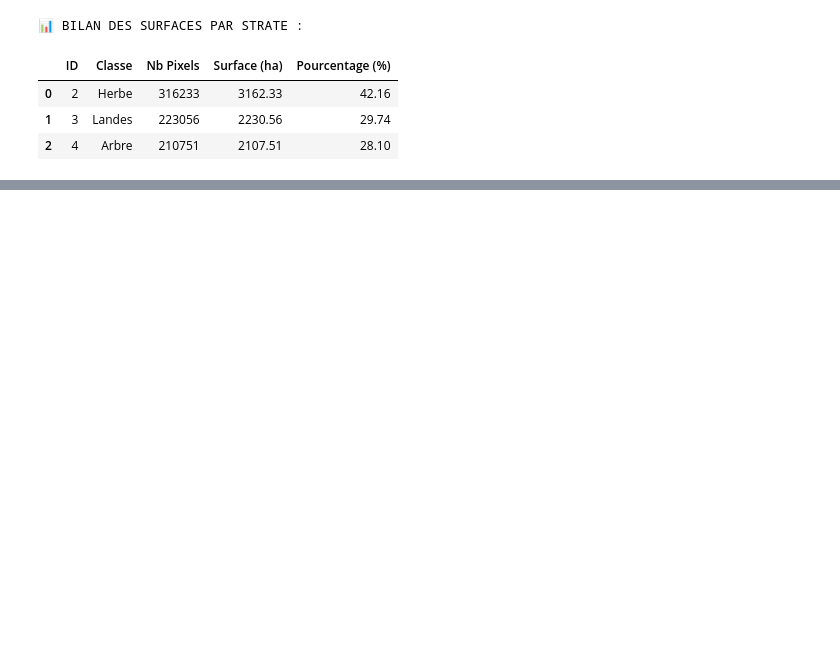
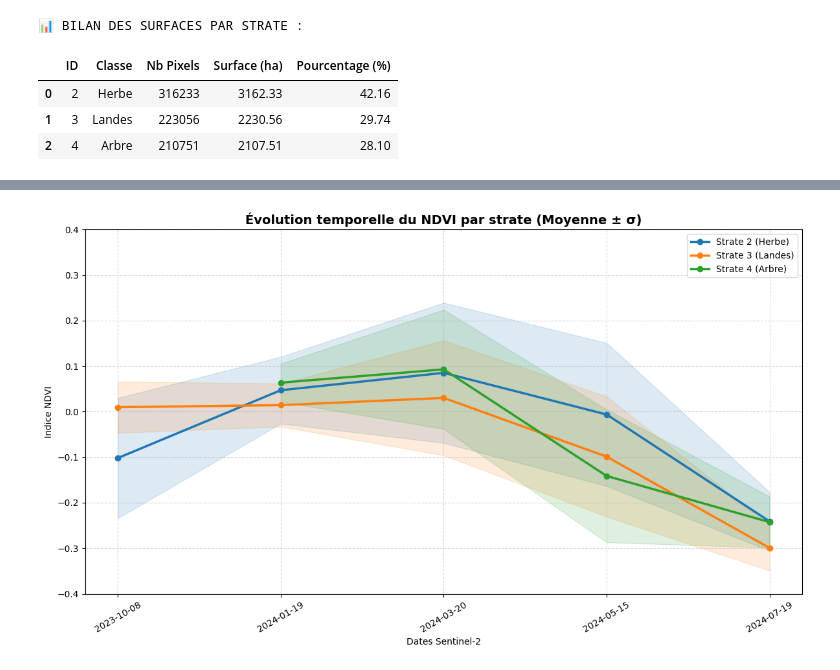
Before and after one commit to MatthieuGoubs/projet_eval_landes, a Jupyter notebook: projet_telea_GOUBERT_MATTHIEU.ipynb, the cells around one changed output, grey strips where cells are left out. Drawn from its saved outputs; the diff is of its cells as text; code cells hidden in the pictures; blank space fills up the shorter version.

```diff
--- a/projet_telea_GOUBERT_MATTHIEU.ipynb
+++ b/projet_telea_GOUBERT_MATTHIEU.ipynb
@@ -1347,0 +1382,79 @@ df_stats.to_csv('/home/onyxia/work/results/statistiques_surfaces.csv', index=Fal
+# %%
+# =============================================================================
+# PHASE COMPLÉMENTAIRE : CALCUL DU NDVI (CORRECTION DES AXES)
+# =============================================================================
+
+import numpy as np
+import matplotlib.pyplot as plt
+
+# 1. Remise en ordre des dimensions
+stack_arr = np.array(stack)
+
+# Si les dimensions sont (Bandes, Lignes, Colonnes, Dates), on doit les fusionner
+# pour obtenir (Lignes, Colonnes, Bandes_totatles)
+# Actuellement : (9, 612, 1533, 5) -> On veut (612, 1533, 45)
+if stack_arr.ndim == 4:
+    # On déplace l'axe des bandes et des dates à la fin, puis on fusionne
+    stack_arr = np.transpose(stack_arr, (1, 2, 0, 3))
+    rows, cols, bands, dates_count = stack_arr.shape
+    stack_arr = stack_arr.reshape(rows, cols, bands * dates_count)
+
+print(f"Nouvelles dimensions du stack : {stack_arr.shape}") # Doit être (612, 1533, 45)
+print(f"Dimensions du masque img : {img.shape}")
+
+# Paramètres
+n_bands_per_date = 9
+idx_b04 = 1 # Rouge
+idx_b08 = 5 # NIR
+dates_labels = ["2023-10-08", "2024-01-19", "2024-03-20", "2024-05-15", "2024-07-19"]
+
+# 2. Calcul du NDVI
+ndvi_series = []
+for i in range(len(dates_labels)):
+    offset = i * n_bands_per_date
+    red = stack_arr[:, :, offset + idx_b04].astype(float)
+    nir = stack_arr[:, :, offset + idx_b08].astype(float)
+
+    denom = nir + red
+    ndvi = np.divide((nir - red), denom, out=np.zeros_like(nir), where=denom != 0)
+    ndvi_series.append(ndvi)
+
+# 3. Extraction des statistiques par strate
+strates = [2, 3, 4]
+labels = {2: "Strate 2 (Herbe)", 3: "Strate 3 (Landes)", 4: "Strate 4 (Arbre)"}
+colors = ['tab:blue', 'tab:orange', 'tab:green']
+
+plt.figure(figsize=(12, 7))
+
+for s_idx, s in enumerate(strates):
+    means = []
+    stds = []
+    mask = (img == s)
+
+    for ndvi_map in ndvi_series:
+        data_strate = ndvi_map[mask]
+        if data_strate.size > 0:
+            means.append(np.mean(data_strate))
+            stds.append(np.std(data_strate))
+        else:
+            means.append(0); stds.append(0)
+
+    plt.plot(dates_labels, means, '-o', label=labels[s], color=colors[s_idx], linewidth=2.5)
+    plt.fill_between(dates_labels, np.array(means)-np.array(stds), np.array(means)+np.array(stds), color=colors[s_idx], alpha=0.15)
+
+# ... (reste du code précédent)
+
+plt.title("Évolution temporelle du NDVI par strate (Moyenne ± σ)", fontsize=14, fontweight='bold')
+plt.xlabel("Dates Sentinel-2")
+plt.ylabel("Indice NDVI")
+
+# RÉGLAGE DE L'AXE VERTICAL :
+# On adapte l'échelle entre -0.1 et 0.4 pour bien voir les variations
+plt.ylim(-0.4, 0.4)
+
+plt.grid(True, linestyle='--', alpha=0.5)
+plt.legend(loc='upper right') # On déplace la légende pour ne pas cacher les courbes
+plt.xticks(rotation=30)
+plt.tight_layout()
+plt.show()
+# %% [output]
@@ -1347,0 +1463 @@ df_stats.to_csv('/home/onyxia/work/results/statistiques_surfaces.csv', index=Fal
+[figure, added]
```
Also changed, not shown: parts of 15 cells of this notebook.
